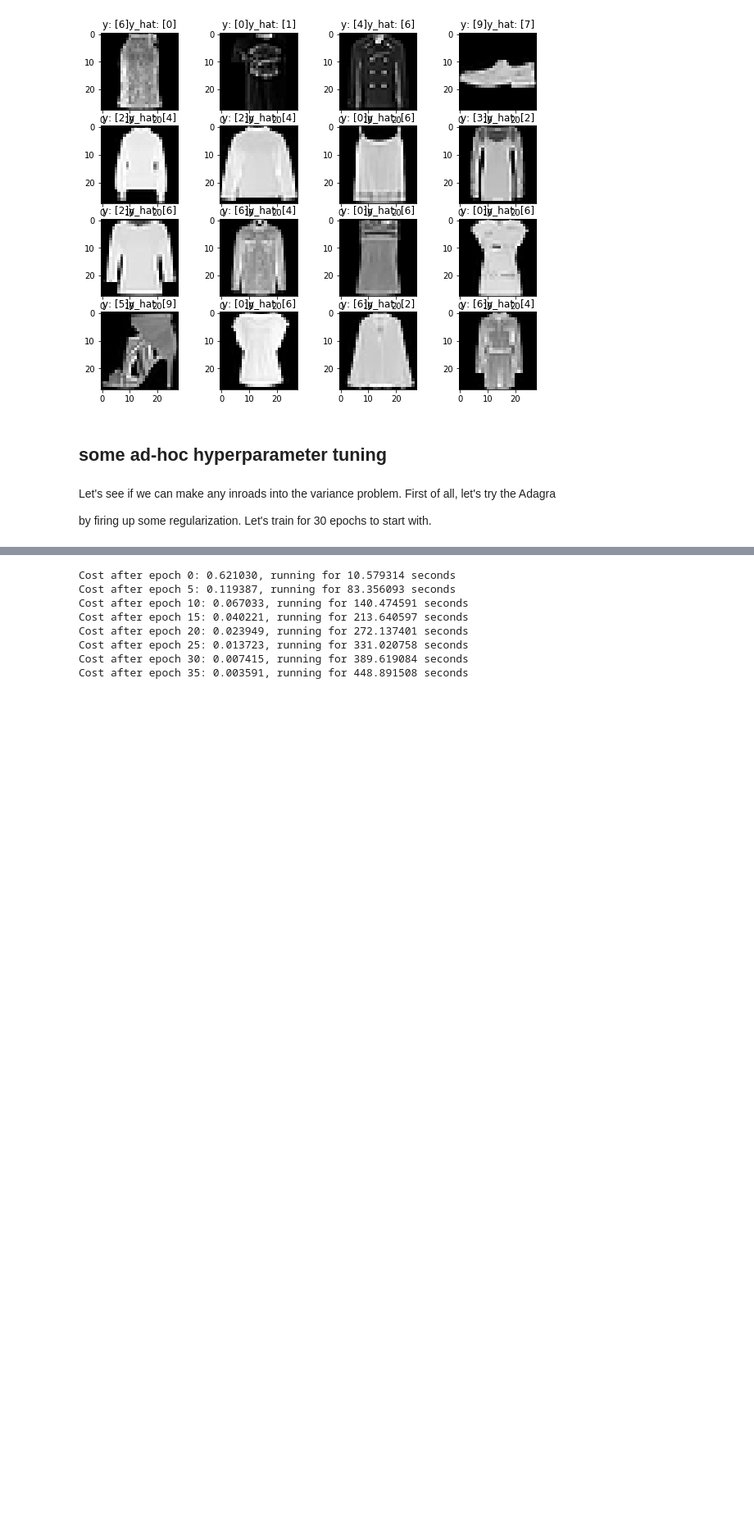
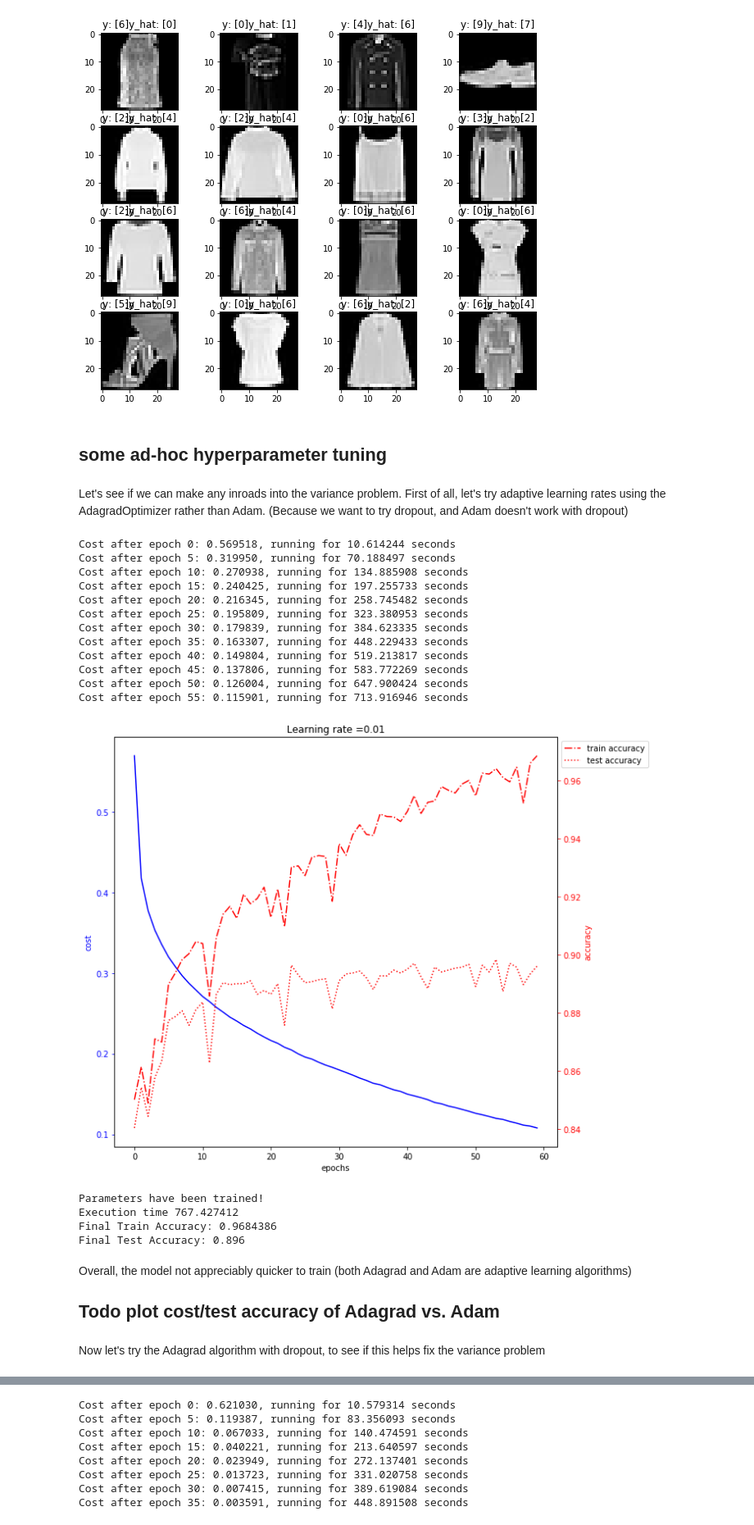
Before and after one commit to nicksexton/handwritten_digit_recognition, a Jupyter notebook: part 3 - the fashion mnist.ipynb, the cells around one changed output, grey strips where cells are left out. Shown at 82% size. Saved outputs shown, nothing was run; the diff lists cells and outputs as text; code cells hidden in the pictures; blank space fills up the shorter version.

Commit message:
added adagrad and dropout implementations

```diff
--- a/part 3 - the fashion mnist.ipynb
+++ b/part 3 - the fashion mnist.ipynb
@@ -349,7 +349,7 @@ def initialize_parameters_3layers(size_input, size_l1, size_l2, size_l3):
 
     return parameters
 # %%
-def forward_propagation_3layers(X, Y, parameters, beta = 0.01):
+def forward_propagation_3layers(X, Y, parameters, beta = 0.01, keep_prob = 1.0):
     """
     Implements the forward propagation for 4 layer network
 
@@ -372,9 +372,13 @@ def forward_propagation_3layers(X, Y, parameters, beta = 0.01):
 
     Z1 = tf.add(tf.matmul(W1, X), b1)
     A1 = tf.nn.relu(Z1)
-    Z2 = tf.add(tf.matmul(W2, A1), b2)
+
+    dropped1 = tf.nn.dropout(A1, keep_prob=keep_prob)
+    Z2 = tf.add(tf.matmul(W2, dropped1), b2)
     A2 = tf.nn.relu(Z2)
-    Z3 = tf.add(tf.matmul(W3, A2), b3)
+
+    dropped2 = tf.nn.dropout(A2, keep_prob=keep_prob)
+    Z3 = tf.add(tf.matmul(W3, dropped2), b3)
 
     logits = tf.transpose(Z3)
     labels = tf.transpose(Y)
@@ -418,8 +422,10 @@ def plot_training_by_epoch (costs, train_accuracy, test_accuracy, learning_rate)
 # %%
 def model(X_train, Y_train, X_test, Y_test,
           layer_sizes = [784, 400, 150, 10],
-          learning_rate = 0.01, # for Adagrad - with AdamOptimizer, WAS: learning_rate = 0.0001,
+          learning_rate = 0.0001, # use eg 0.01 for Adagrad
+          learn_algorithm = 'Adagrad',
           beta = 0.0,
+          keep_prob = 1.0,
           num_epochs = 50, minibatch_size = 32, print_cost = True):
     """
     Implements a three-layer tensorflow neural network: LINEAR->RELU->LINEAR->RELU->LINEAR->SOFTMAX.
@@ -453,11 +459,17 @@ def model(X_train, Y_train, X_test, Y_test,
                                                size_l1 = layer_sizes[1],
                                                size_l2 = layer_sizes[2],
                                                size_l3 = layer_sizes[3])
-    Z3, cost = forward_propagation_3layers (X, Y, parameters, beta = beta)
-    #optimizer = tf.train.AdamOptimizer(learning_rate = learning_rate).minimize(cost)
-    optimizer = tf.train.AdagradOptimizer(learning_rate = learning_rate).minimize(cost)
+    # version of Z3 with dropout (for training)
+    Z3_train, cost = forward_propagation_3layers (X, Y, parameters, beta = beta, keep_prob = keep_prob)
 
-    # Calculate the correct predictions and accuracy on the test set
+    #Z3 with no dropout (for testing)
+    Z3, _ = forward_propagation_3layers (X, Y, parameters, beta = beta, keep_prob = 1.0)
+
+    if learn_algorithm == 'Adagrad':
+        optimizer = tf.train.AdagradOptimizer(learning_rate = learning_rate).minimize(cost)
+    else:
+        optimizer = tf.train.AdamOptimizer(learning_rate = learning_rate).minimize(cost)
+
     correct_prediction = tf.equal(tf.argmax(Z3), tf.argmax(Y))
     accuracy = tf.reduce_mean(tf.cast(correct_prediction, "float"))
 
@@ -702,7 +716,39 @@ errors_X_2d.shape:  (320, 28, 28)
 # %% [markdown]
 ## some ad-hoc hyperparameter tuning
 # %% [markdown]
-Let's see if we can make any inroads into the variance problem. First of all, let's try the Adagra
-
-by firing up some regularization. Let's train for 30 epochs to start with.
+Let's see if we can make any inroads into the variance problem. First of all, let's try adaptive learning rates using the AdagradOptimizer rather than Adam. (Because we want to try dropout, and Adam doesn't work with dropout)
+# %%
+parameters_ada, costs_ada, train_accuracy_ada, test_accuracy_ada = model(train_set_X,
+                                                         train_set_Y_one_hot,
+                                                         dev_set_X, dev_set_Y_one_hot,
+                                                         learn_algorithm = 'Adagrad',
+                                                         learning_rate = 0.01,
+                                                         beta = 0.0, keep_prob = 1.0,
+                                                         num_epochs = 60)
+                    # optimizer - Adam
+                    # default layer sizes - layer_sizes = [784, 400, 150, 10]
+# %% [output]
+Cost after epoch 0: 0.569518, running for 10.614244 seconds
+Cost after epoch 5: 0.319950, running for 70.188497 seconds
+Cost after epoch 10: 0.270938, running for 134.885908 seconds
+Cost after epoch 15: 0.240425, running for 197.255733 seconds
+Cost after epoch 20: 0.216345, running for 258.745482 seconds
+Cost after epoch 25: 0.195809, running for 323.380953 seconds
+Cost after epoch 30: 0.179839, running for 384.623335 seconds
+Cost after epoch 35: 0.163307, running for 448.229433 seconds
+Cost after epoch 40: 0.149804, running for 519.213817 seconds
+Cost after epoch 45: 0.137806, running for 583.772269 seconds
+Cost after epoch 50: 0.126004, running for 647.900424 seconds
+Cost after epoch 55: 0.115901, running for 713.916946 seconds
+[figure, added]
+Parameters have been trained!
+Execution time 767.427412
+Final Train Accuracy: 0.9684386
+Final Test Accuracy: 0.896
+# %% [markdown]
+Overall, the model not appreciably quicker to train (both Adagrad and Adam are adaptive learning algorithms)
+
+## Todo plot cost/test accuracy of Adagrad vs. Adam
+# %% [markdown]
+Now let's try the Adagrad algorithm with dropout, to see if this helps fix the variance problem
 # %%
```
Also changed, not shown: parts of 3 cells of this notebook.
